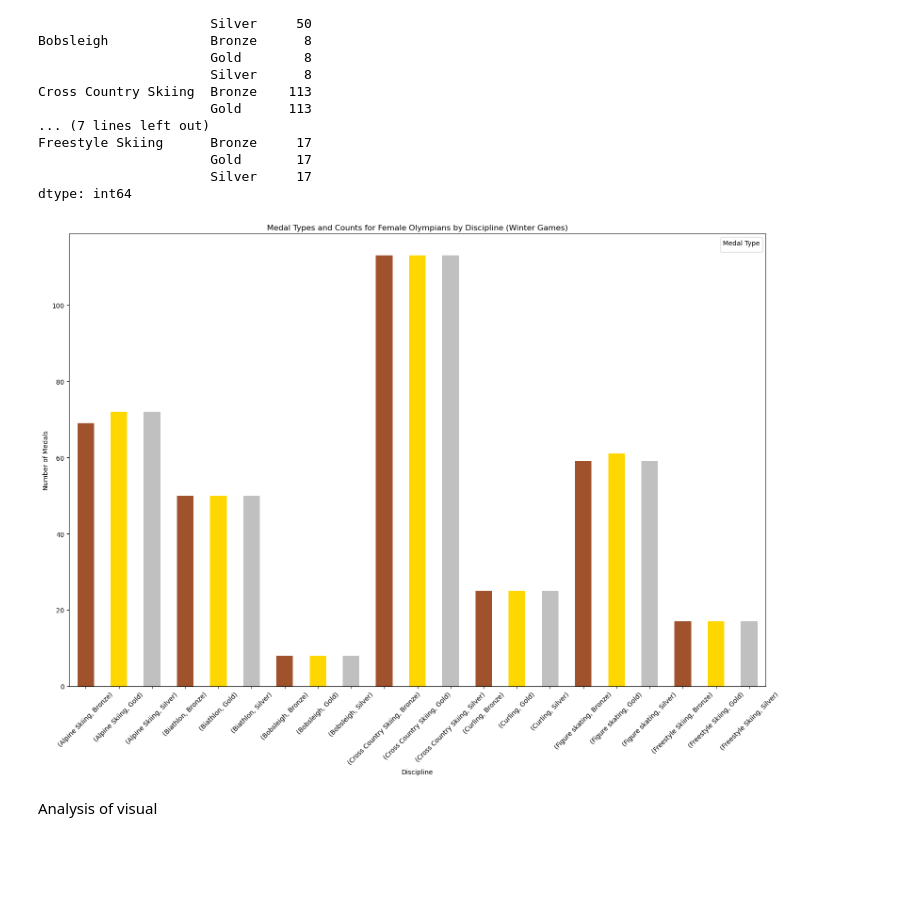
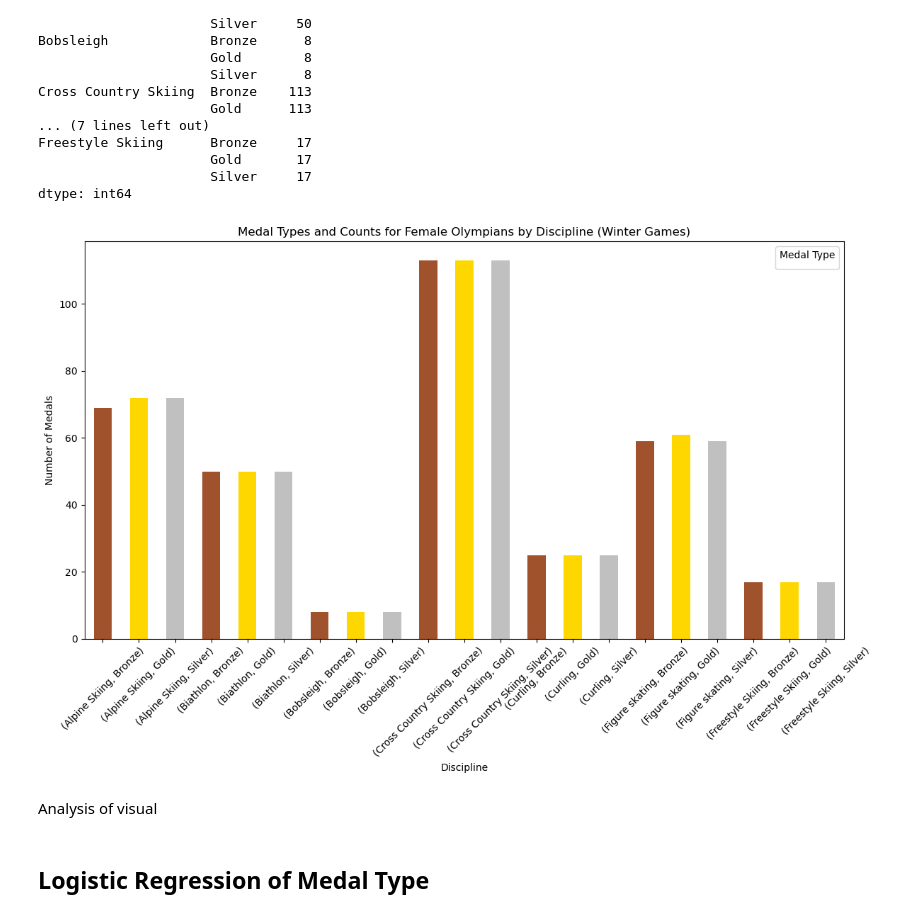
Before and after one commit to aliciag00/STAT206-Final, a Jupyter notebook: STAT 206 Final Project Report (Group 2).ipynb, the cells around one changed output. Drawn from its saved outputs; the diff is of its cells as text; code cells hidden in the pictures; blank space fills up the shorter version.

```diff
--- a/STAT 206 Final Project Report (Group 2).ipynb
+++ b/STAT 206 Final Project Report (Group 2).ipynb
@@ -405,15 +405,17 @@ Freestyle Skiing      Bronze     17
                       Silver     17
 dtype: int64
 # %%
-Winter_Female_Olympian_Medals_By_Discipline.plot(kind='bar', stacked=True, figsize=(16, 12), color=['sienna', 'gold', 'silver'])
+Winter_Female_Olympian_Medals_By_Discipline.plot(kind='bar', stacked=True, figsize=(12, 8), color=['sienna', 'gold', 'silver'])
 plt.title('Medal Types and Counts for Female Olympians by Discipline (Winter Games)')
 plt.xlabel('Discipline')
 plt.ylabel('Number of Medals')
 plt.legend(title='Medal Type')
 plt.xticks(rotation=45)
 plt.tight_layout()
 plt.show()
 # %% [output]
-[figure, old version]
+[figure, new version]
 # %% [markdown]
 Analysis of visual
+# %% [markdown]
+## Logistic Regression of Medal Type
```
Also changed, not shown: parts of 3 cells of this notebook.
